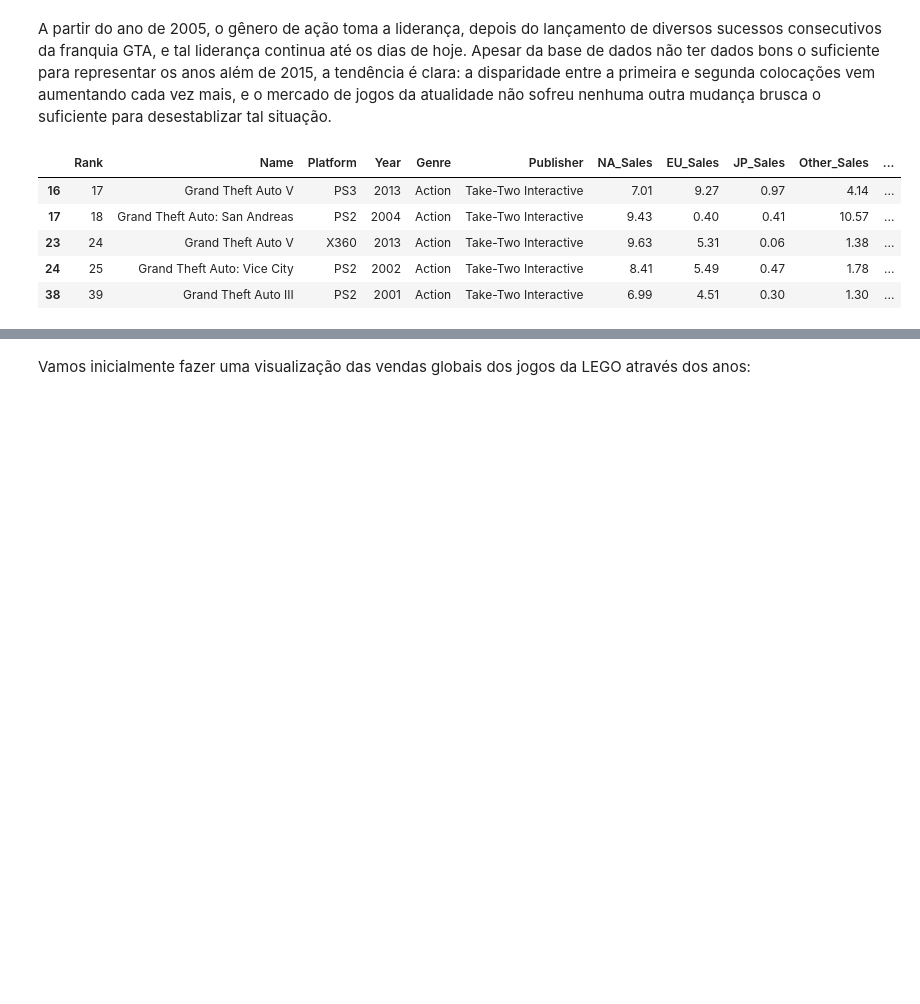
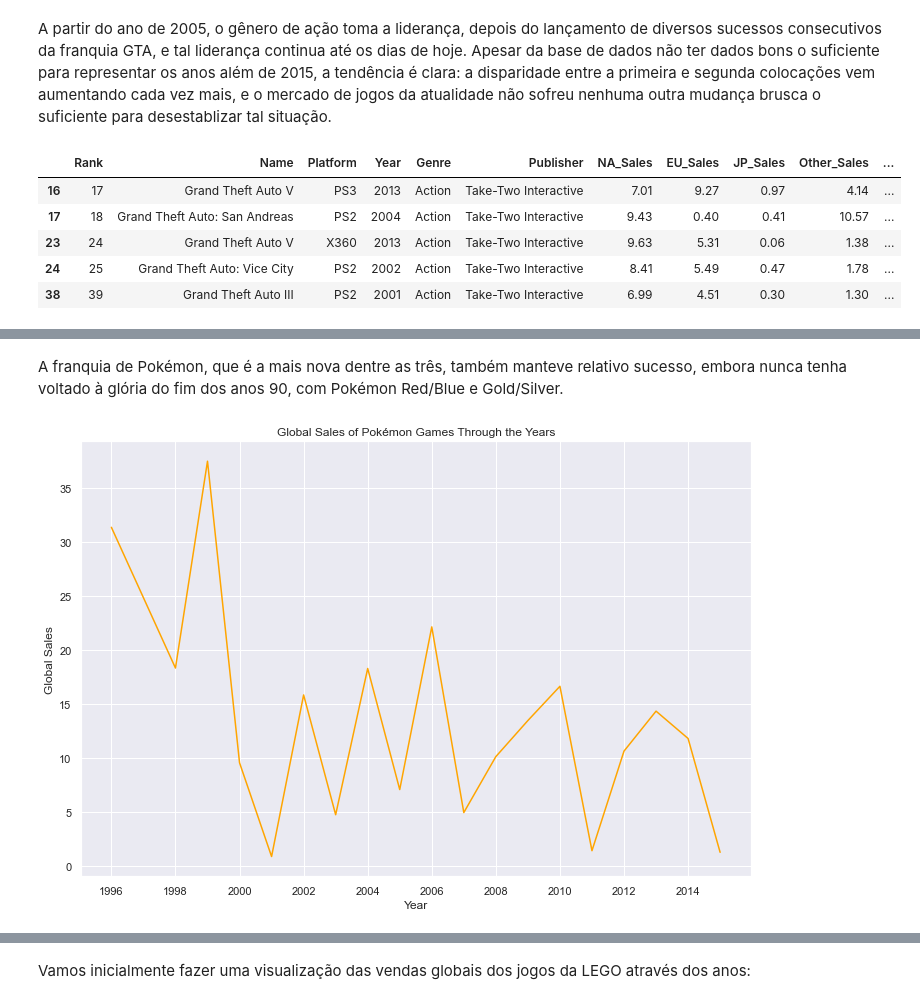
Before and after one commit to adamesalles/icd-eda, a Jupyter notebook: Trabalho Final.ipynb, the cells around one changed output, grey strips where cells are left out. Drawn from its saved outputs; the diff is of its cells as text; code cells hidden in the pictures; blank space fills up the shorter version.

```diff
--- a/Trabalho Final.ipynb
+++ b/Trabalho Final.ipynb
@@ -268,0 +323,3 @@ vgsales[(vgsales.Genre.str.contains("Action")) & (vgsales.Year > 1996)].head()
+# %%
+pokemon = vgsales[vgsales.Name.str.contains("Pokemon") | vgsales.Name.str.contains("Pokémon") ] # Operador 'or'
+pokemon.head()  # Top 5 jogos mais vendidos
@@ -268,0 +408,3 @@ vgsales[(vgsales.Genre.str.contains("Action")) & (vgsales.Year > 1996)].head()
+# %%
+pokemon_sy = pokemon.groupby(["Year"],as_index=False)[["Global_Sales"]].sum()
+pokemon_sy.head()
@@ -268,0 +418,11 @@ vgsales[(vgsales.Genre.str.contains("Action")) & (vgsales.Year > 1996)].head()
+# %% [markdown]
+A franquia de Pokémon, que é a mais nova dentre as três, também manteve relativo sucesso, embora nunca tenha voltado à glória do fim dos anos 90, com Pokémon Red/Blue e Gold/Silver.
+# %%
+fig, ax = plt.subplots(figsize=(12,8))
+sns.lineplot(ax = ax, x="Year", y="Global_Sales", color="orange", data=pokemon_sy)
+plt.xticks(range(1996,2015,2))
+plt.title("Global Sales of Pokémon Games Through the Years")
+ax.set(ylabel='Global Sales')
+plt.show()
+# %% [output]
+[figure, added]
```
Also changed, not shown: parts of 40 cells of this notebook.
